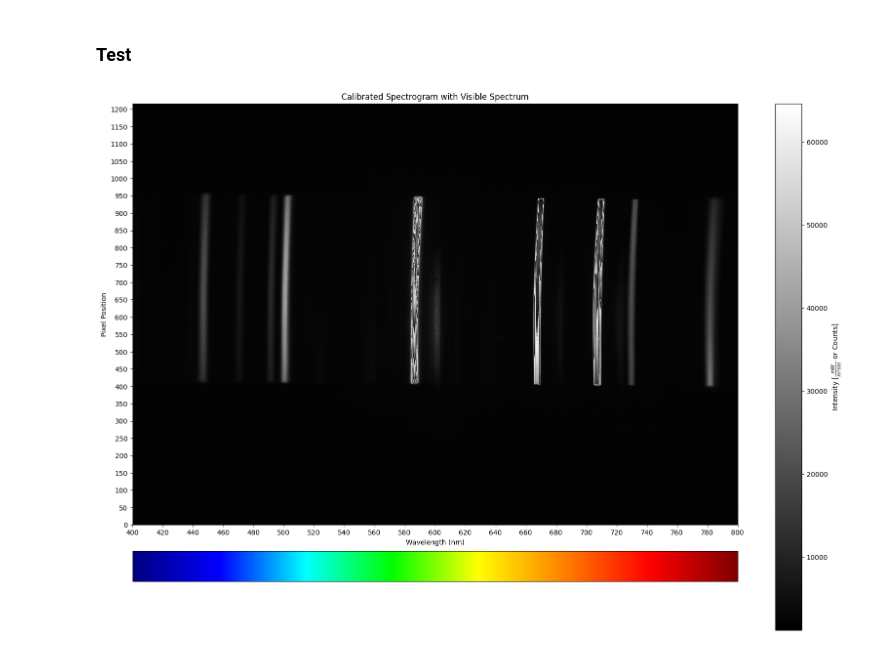
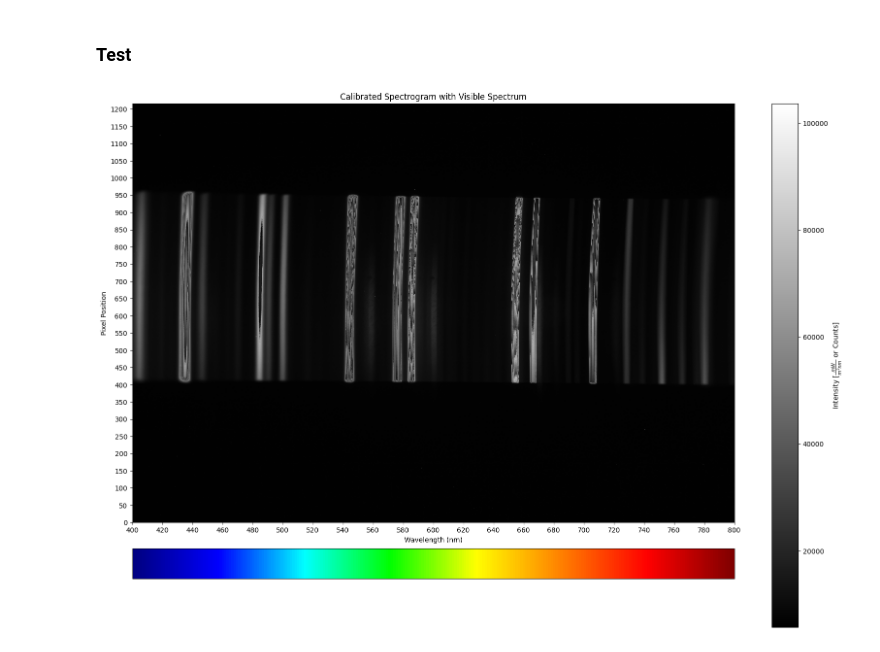
Before and after one commit to SkaugJr/TTK4265-OptiskFjernmaaling, a Jupyter notebook: Prosjekt1/01Spectral.ipynb, the cells around one changed output. Cells and saved outputs as stored; diff of their text form; code cells hidden in the pictures.

```diff
--- a/Prosjekt1/01Spectral.ipynb
+++ b/Prosjekt1/01Spectral.ipynb
@@ -83,8 +176,8 @@ df = calibration.calibrate_wavelengths(PixelWidth, Spectral_lines, pixel_positio
 # %% [markdown]
 ### Test
 # %%
-im = He_avg_img
+im =  H_avg_img + He_avg_img + Hg_avg_img ## Spectral_lines = [486.1, 656.3, 501.5, 587.5, 435.8, 546.1] # 2 Hydrogen (H), 2 Helium (He), 2 Mercury (Hg)
 spec, wave = calibration.pix_to_wavelength(im)
 visualization.plot_visible_spectrum_cmap(spec, wave)
 # %% [output]
-[figure, old version]
+[figure, new version]
```
Also changed, not shown: parts of 5 cells of this notebook, 6 other files.
